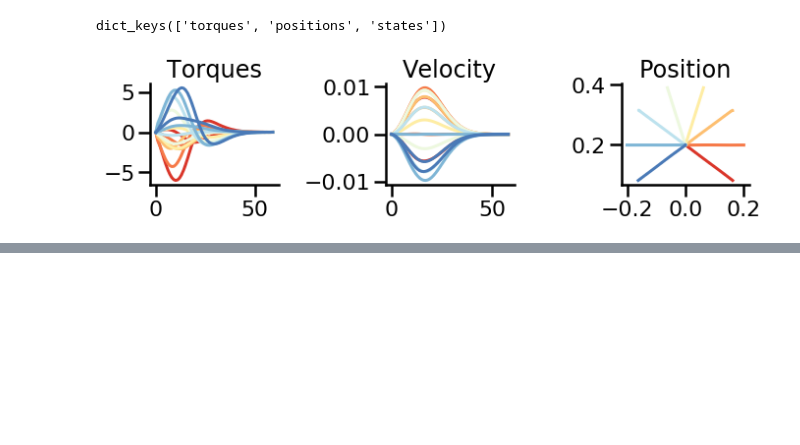
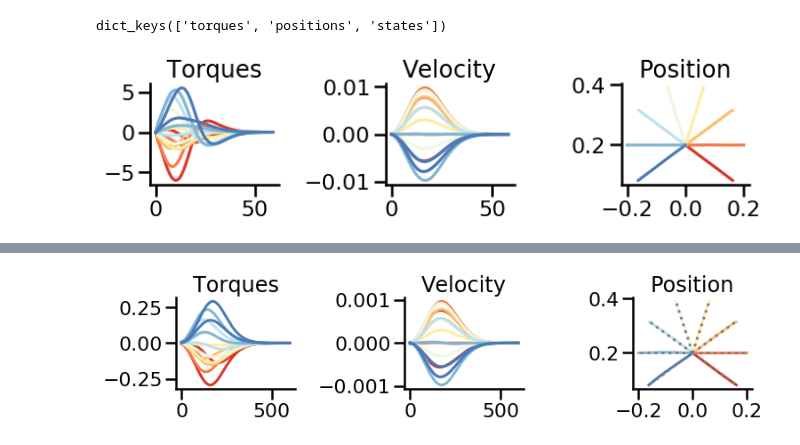
Before and after one commit to JoramKeijser/iLQR-jax, a Jupyter notebook: notebooks/ilqr.ipynb, the cells around one changed output, grey strips where cells are left out. Saved outputs shown, nothing was run; the diff lists cells and outputs as text; code cells hidden in the pictures; blank space fills up the shorter version.

```diff
--- a/notebooks/ilqr.ipynb
+++ b/notebooks/ilqr.ipynb
@@ -554,0 +70,5 @@ sns.despine()
+# %%
+x_trj_new, u_trj_new, cost_trace = ilqr_arm.run_ilqr_batch(x0, target_trj[:,:,:2], None, 10, regu, lmbda)
+# %%
+y_trj_new = arm_model.get_position_batch(x_trj_new)
+y_target = arm_model.get_position_batch(d['states'])
@@ -554,0 +82,15 @@ sns.despine()
+# %%
+f, ax = plt.subplots(1,3, figsize=(11,3))
+for i in range(8):
+    ax[0].plot(u_trj_new[i], c=sns.color_palette()[i])
+    ax[1].plot(np.diff(y_trj_new[i], axis=0), c=sns.color_palette()[i])
+    ax[2].plot(y_trj_new[i,:,0], y_trj_new[i,:,1])
+    ax[2].plot(y_target[i, :,0], y_target[i, :,1],":", color='gray')
+
+ax[0].set_title("Torques")
+ax[1].set_title("Velocity")
+ax[2].set_title("Position")
+sns.despine()
+f.tight_layout()
+# %% [output]
+[figure, added]
```
Also changed, not shown: parts of 55 cells of this notebook.
